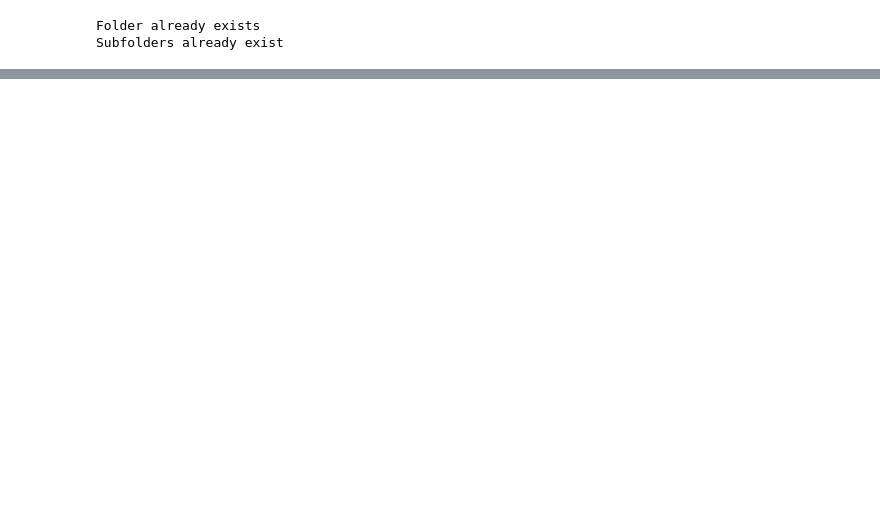
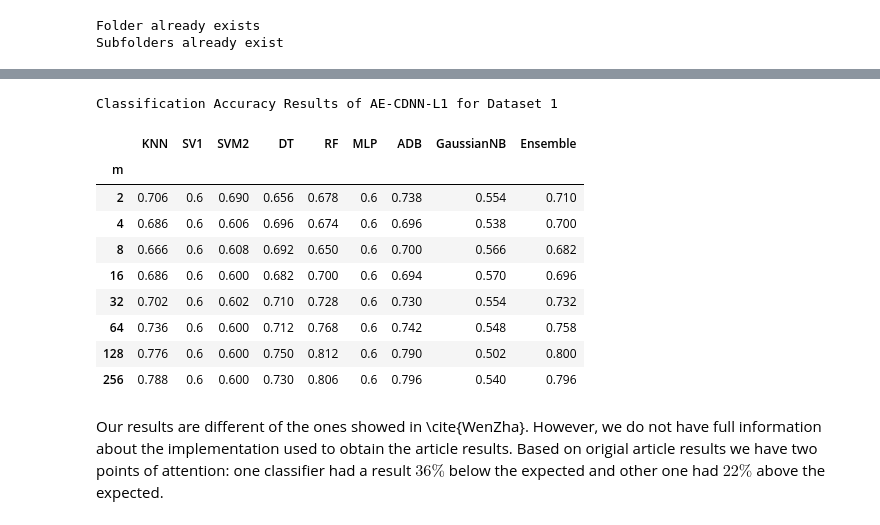
Before and after one commit to ReScience/ReScience-submission, a Jupyter notebook: notebook/Jupyter_Paper_Re-Deep Convolution Neural Network and Autoencoders-Based Unsupervised Feature Learning of EEG Signals.ipynb, the cells around one changed output, grey strips where cells are left out. Drawn from its saved outputs; the diff is of its cells as text; code cells hidden in the pictures; blank space fills up the shorter version.

```diff
--- a/notebook/Jupyter_Paper_Re-Deep Convolution Neural Network and Autoencoders-Based Unsupervised Feature Learning of EEG Signals.ipynb
+++ b/notebook/Jupyter_Paper_Re-Deep Convolution Neural Network and Autoencoders-Based Unsupervised Feature Learning of EEG Signals.ipynb
@@ -218,0 +264,3 @@ SystemError: <built-in function len> returned a result with an error set
+# %%
+merge_acc, merge_pre, merge_spe, merge_sen, merge_f1, merge_auc = save_metrics(classifiers, base_fold='../data/boon/featureDataSet',
+                                                                               type_loss='l1', base_save='../data/boon/save/')
@@ -218,0 +273,17 @@ SystemError: <built-in function len> returned a result with an error set
+# %%
+print("Classification Accuracy Results of AE-CDNN-L1 for Dataset 1")
+np.around(merge_acc,3)
+# %% [output]
+Classification Accuracy Results of AE-CDNN-L1 for Dataset 1
+|  | KNN | SV1 | SVM2 | DT | RF | MLP | ADB | GaussianNB | Ensemble |
+| m |  |  |  |  |  |  |  |  |  |
+| 2 | 0.706 | 0.6 | 0.690 | 0.656 | 0.678 | 0.6 | 0.738 | 0.554 | 0.710 |
+| 4 | 0.686 | 0.6 | 0.606 | 0.696 | 0.674 | 0.6 | 0.696 | 0.538 | 0.700 |
+| 8 | 0.666 | 0.6 | 0.608 | 0.692 | 0.650 | 0.6 | 0.700 | 0.566 | 0.682 |
+| 16 | 0.686 | 0.6 | 0.600 | 0.682 | 0.700 | 0.6 | 0.694 | 0.570 | 0.696 |
+| 32 | 0.702 | 0.6 | 0.602 | 0.710 | 0.728 | 0.6 | 0.730 | 0.554 | 0.732 |
+| 64 | 0.736 | 0.6 | 0.600 | 0.712 | 0.768 | 0.6 | 0.742 | 0.548 | 0.758 |
+| 128 | 0.776 | 0.6 | 0.600 | 0.750 | 0.812 | 0.6 | 0.790 | 0.502 | 0.800 |
+| 256 | 0.788 | 0.6 | 0.600 | 0.730 | 0.806 | 0.6 | 0.796 | 0.540 | 0.796 |
+# %% [markdown]
+Our results are different of the ones showed in \cite{WenZha}. However, we do not have full information about the implementation used to obtain the article results. Based on origial article results we have two points of attention: one classifier had a result $36\%$ below the expected and other one had $22\%$ above the expected.
```
Also changed, not shown: parts of 78 cells of this notebook.
